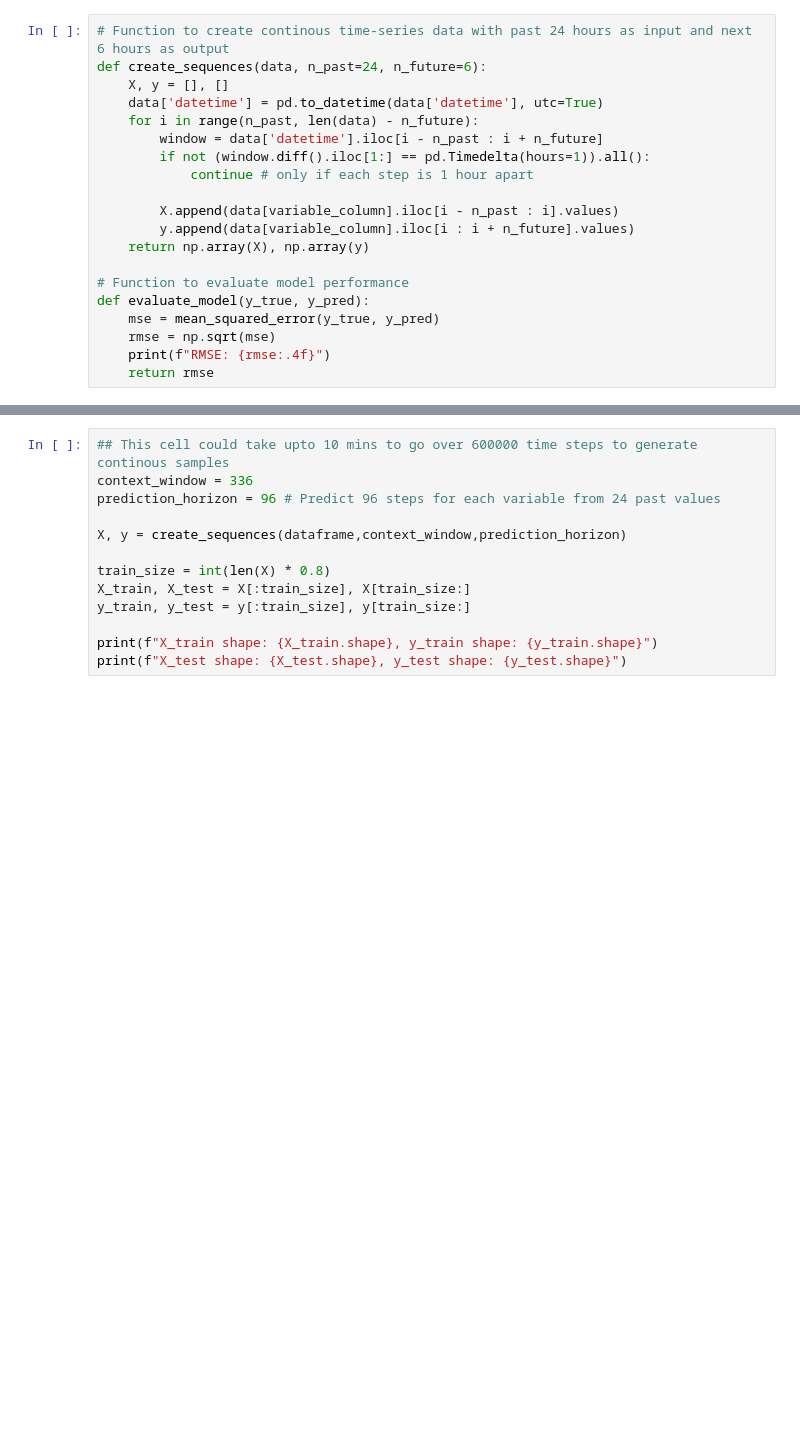
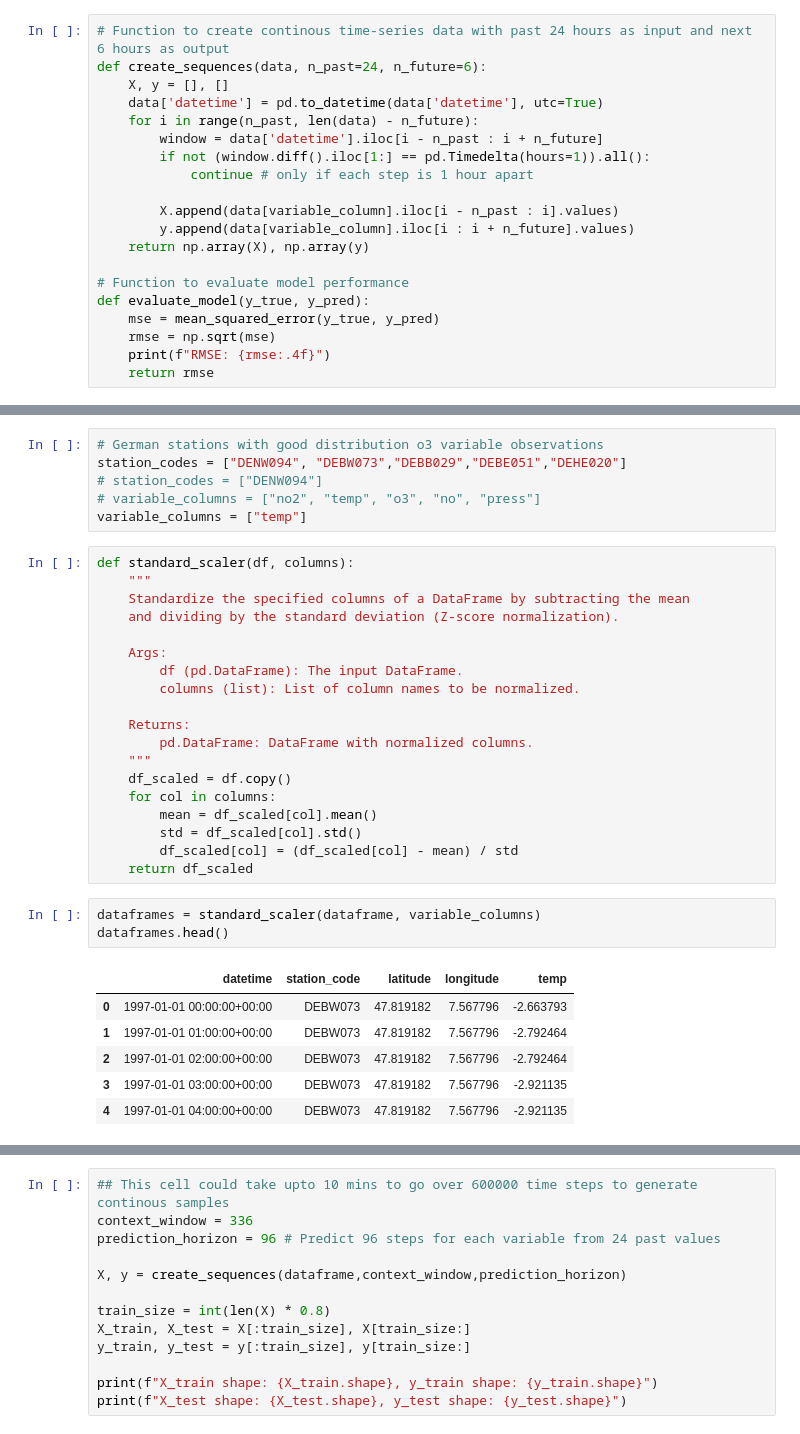
Before and after one commit to pvw98/homework1, a Jupyter notebook: time_series_forecasting/3_AutoRegressive_Models.ipynb, the cells around one changed output, grey strips where cells are left out. Cells and saved outputs as stored; diff of their text form; blank space fills up the shorter version.

Commit message:
Moved Normalization to NB3.

```diff
--- a/time_series_forecasting/3_AutoRegressive_Models.ipynb
+++ b/time_series_forecasting/3_AutoRegressive_Models.ipynb
@@ -55,0 +167,35 @@ def evaluate_model(y_true, y_pred):
+# %%
+# German stations with good distribution o3 variable observations
+station_codes = ["DENW094", "DEBW073","DEBB029","DEBE051","DEHE020"]
+# station_codes = ["DENW094"]
+# variable_columns = ["no2", "temp", "o3", "no", "press"]
+variable_columns = ["temp"]
+# %%
+def standard_scaler(df, columns):
+    """
+    Standardize the specified columns of a DataFrame by subtracting the mean
+    and dividing by the standard deviation (Z-score normalization).
+
+    Args:
+        df (pd.DataFrame): The input DataFrame.
+        columns (list): List of column names to be normalized.
+
+    Returns:
+        pd.DataFrame: DataFrame with normalized columns.
+    """
+    df_scaled = df.copy()
+    for col in columns:
+        mean = df_scaled[col].mean()
+        std = df_scaled[col].std()
+        df_scaled[col] = (df_scaled[col] - mean) / std
+    return df_scaled
+# %%
+dataframes = standard_scaler(dataframe, variable_columns)
+dataframes.head()
+# %% [output]
+|  | datetime | station_code | latitude | longitude | temp |
+| 0 | 1997-01-01 00:00:00+00:00 | DEBW073 | 47.819182 | 7.567796 | -2.663793 |
+| 1 | 1997-01-01 01:00:00+00:00 | DEBW073 | 47.819182 | 7.567796 | -2.792464 |
+| 2 | 1997-01-01 02:00:00+00:00 | DEBW073 | 47.819182 | 7.567796 | -2.792464 |
+| 3 | 1997-01-01 03:00:00+00:00 | DEBW073 | 47.819182 | 7.567796 | -2.921135 |
+| 4 | 1997-01-01 04:00:00+00:00 | DEBW073 | 47.819182 | 7.567796 | -2.921135 |
```
Also changed, not shown: parts of 13 cells of this notebook, 1 other file.
